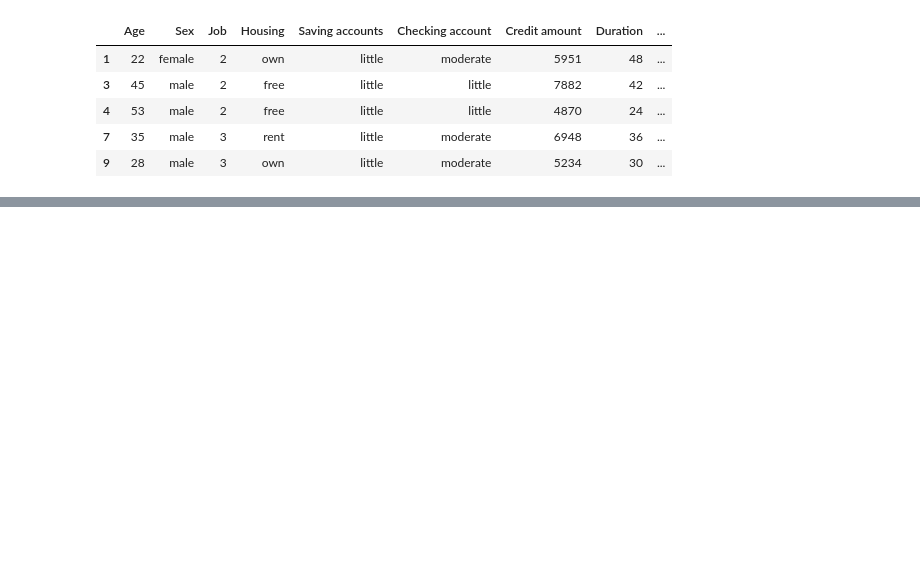
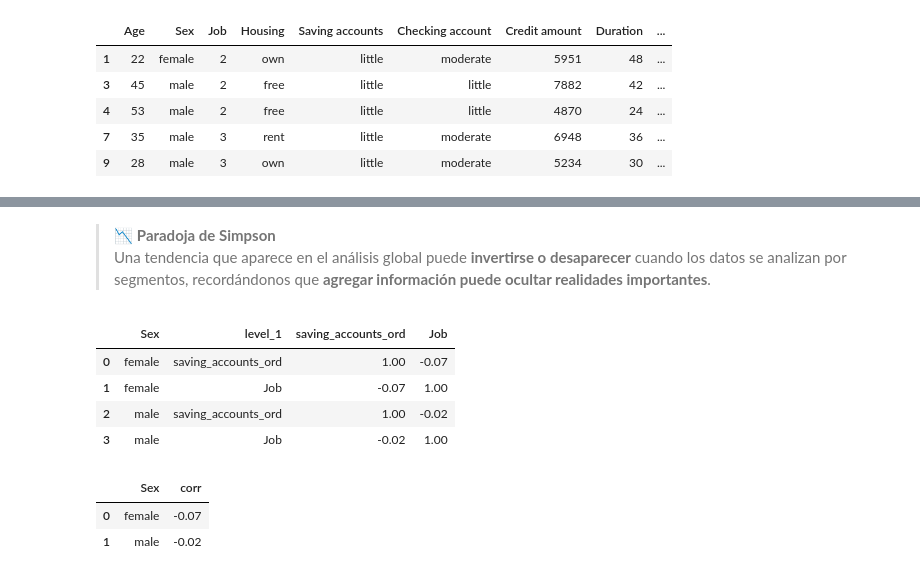
Before and after one commit to zyntonyson/bootcamp_ds_da, a Jupyter notebook: 08-da-v8-analizar-correlaciones/23-da-v8-analizar-correlaciones.ipynb, the cells around one changed output, grey strips where cells are left out. Saved outputs shown, nothing was run; the diff lists cells and outputs as text; code cells hidden in the pictures; blank space fills up the shorter version.

```diff
--- a/08-da-v8-analizar-correlaciones/23-da-v8-analizar-correlaciones.ipynb
+++ b/08-da-v8-analizar-correlaciones/23-da-v8-analizar-correlaciones.ipynb
@@ -176,0 +212,11 @@ plt.show()
+# %% [markdown]
+> 📉 **Paradoja de Simpson**
+> Una tendencia que aparece en el análisis global puede **invertirse o desaparecer** cuando los datos se analizan por segmentos, recordándonos que **agregar información puede ocultar realidades importantes**.
+# %%
+df[['Sex','saving_accounts_ord','Job']].groupby('Sex').corr().reset_index().round(3)
+# %% [output]
+|  | Sex | level_1 | saving_accounts_ord | Job |
+| 0 | female | saving_accounts_ord | 1.00 | -0.07 |
+| 1 | female | Job | -0.07 | 1.00 |
+| 2 | male | saving_accounts_ord | 1.00 | -0.02 |
+| 3 | male | Job | -0.02 | 1.00 |
@@ -176,0 +226,6 @@ plt.show()
+# %%
+df.groupby('Sex').apply(corr_agg,'saving_accounts_ord','Job').reset_index(name='corr').round(3)
+# %% [output]
+|  | Sex | corr |
+| 0 | female | -0.07 |
+| 1 | male | -0.02 |
```
Also changed, not shown: parts of 32 cells of this notebook, 6 other files.
